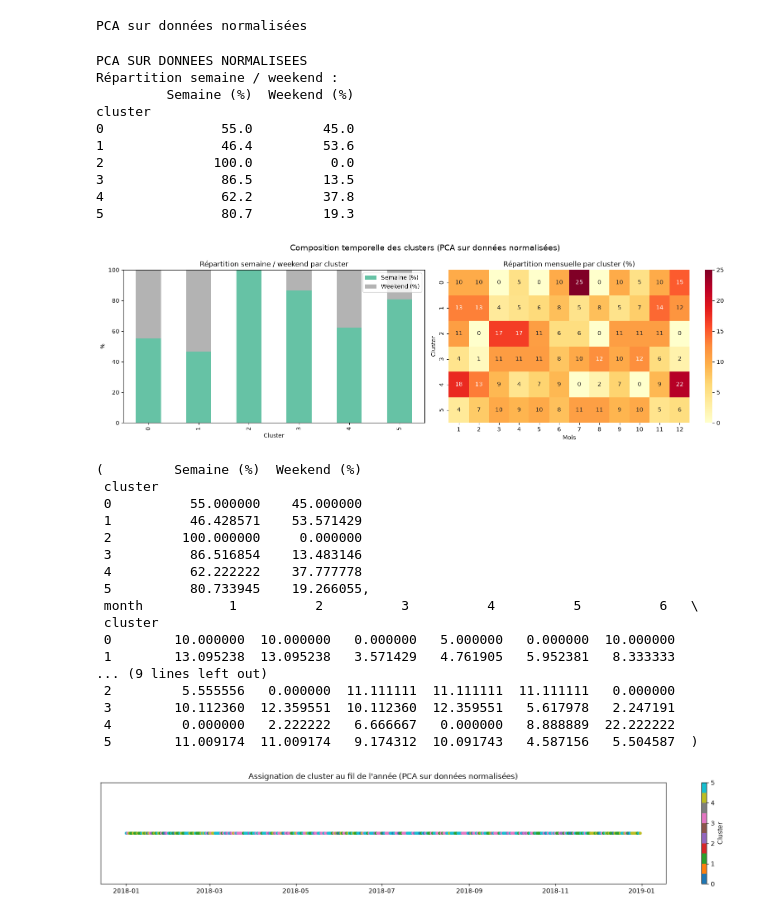
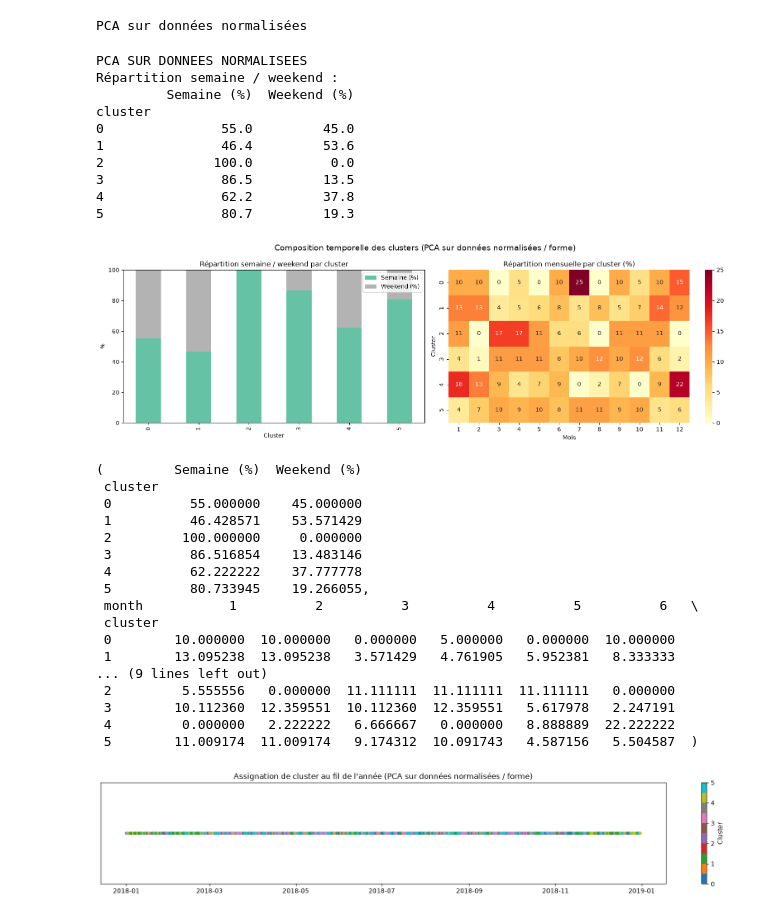
Before and after one commit to BOUBAKERAMDY/FlexiMax, a Jupyter notebook: notebooks1/03_visualisation1/PCA.ipynb, the cells around one changed output. Cells and saved outputs as stored; diff of their text form; code cells hidden in the pictures.

```diff
--- a/notebooks1/03_visualisation1/PCA.ipynb
+++ b/notebooks1/03_visualisation1/PCA.ipynb
@@ -829,5 +829,5 @@ plt.show()
 # %%
-k_Xpca=plot_cluster_profiles(X_pca, "Méthode du coude (inertie) - Clustering des jours types (avec PCA)", "Silhouette score - Clustering des jours types (avec PCA)")
+k_Xpca=plot_cluster_profiles(X_pca, "Méthode du coude (avec PCA, données normalisées/forme)", "Silhouette score (avec PCA, données normalisées/forme)")
 # %% [output]
 k= 2 | inertia=    7896.8 | silhouette=0.0652
 k= 3 | inertia=    7562.9 | silhouette=0.0510
@@ -882,7 +882,7 @@ plot_interactive_cluster_profiles(
 PCA sur données normalisées
 # %%
 print("PCA SUR DONNEES NORMALISEES")
-plot_cluster_calendar_composition(results_Xpca, "Composition temporelle des clusters (PCA sur données normalisées)")
+plot_cluster_calendar_composition(results_Xpca, "Composition temporelle des clusters (PCA sur données normalisées / forme)")
 # %% [output]
 PCA SUR DONNEES NORMALISEES
 Répartition semaine / weekend :
@@ -894,7 +894,7 @@ cluster
 3               86.5         13.5
 4               62.2         37.8
 5               80.7         19.3
-[figure, old version]
+[figure, new version]
 (         Semaine (%)  Weekend (%)
  cluster
  0          55.000000    45.000000
@@ -915,14 +915,14 @@ cluster
 # %%
 results_sorted = results_Xpca.sort_values("date").reset_index(drop=True)
 
 fig, ax = plt.subplots(figsize=(16, 3))
 scatter = ax.scatter(results_sorted["date"], [1]*len(results_sorted),
                       c=results_sorted["cluster"], cmap="tab10", s=15)
 ax.set_yticks([])
-ax.set_title("Assignation de cluster au fil de l'année (PCA sur données normalisées)")
+ax.set_title("Assignation de cluster au fil de l'année (PCA sur données normalisées / forme)")
 plt.colorbar(scatter, ax=ax, label="Cluster", ticks=range(k_Xpca))
 plt.tight_layout()
 plt.savefig(FIGURES / "cluster_timeline.png", dpi=150)
 plt.show()
 # %% [output]
-[figure, old version]
+[figure, new version]
```
Also changed, not shown: parts of 15 cells of this notebook.
